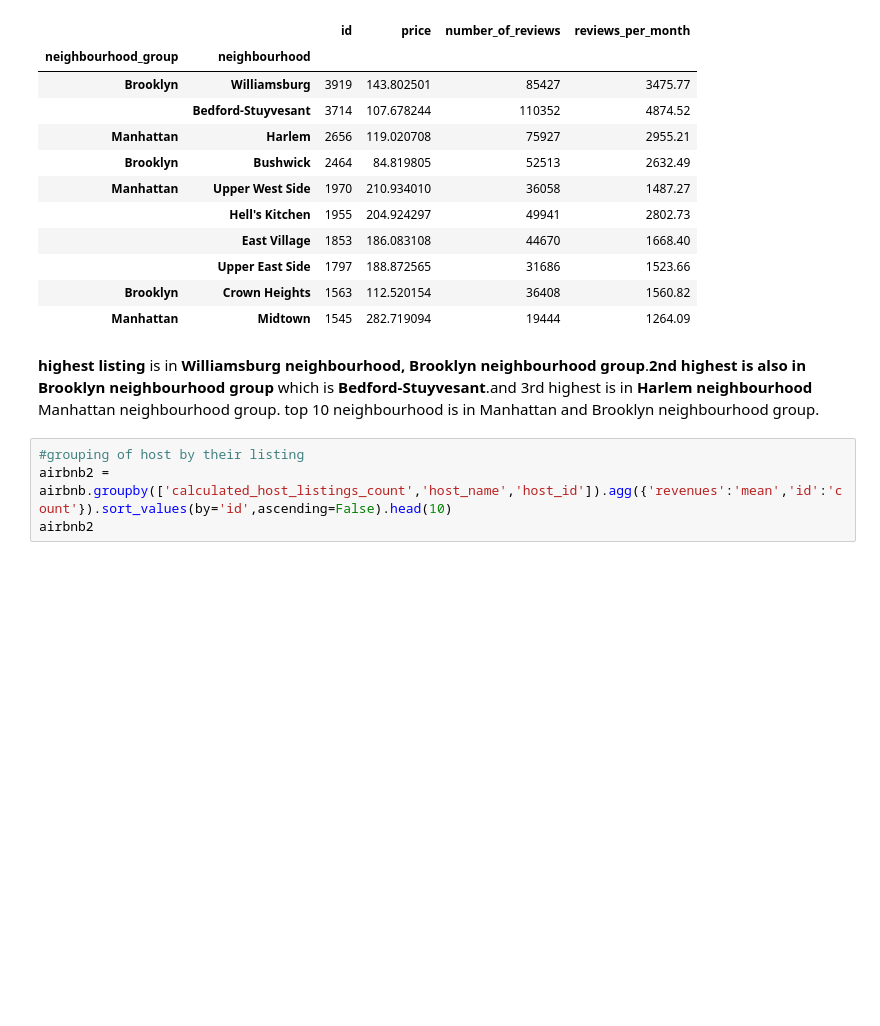
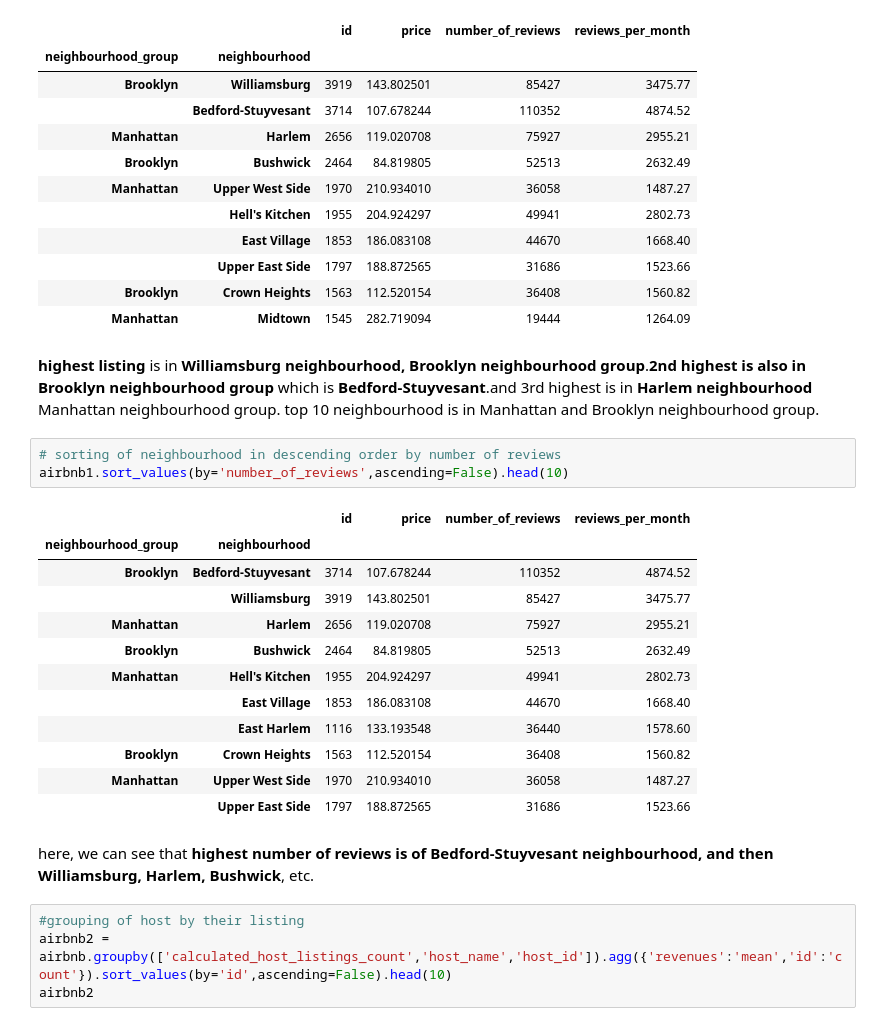
Before and after one commit to baradmukta/Airbnb-Booking-Analysis, a Jupyter notebook: eda_capstone_project_final.ipynb, the cells around one changed output. Saved outputs shown, nothing was run; the diff lists cells and outputs as text; blank space fills up the shorter version.

```diff
--- a/eda_capstone_project_final.ipynb
+++ b/eda_capstone_project_final.ipynb
@@ -410,6 +410,24 @@ airbnb1.head(10)
 | Manhattan | Midtown | 1545 | 282.719094 | 19444 | 1264.09 |
 # %% [markdown]
 **highest listing** is in **Williamsburg neighbourhood, Brooklyn neighbourhood group**.**2nd highest is also in Brooklyn neighbourhood group** which is **Bedford-Stuyvesant**.and 3rd highest is in **Harlem neighbourhood** Manhattan neighbourhood group. top 10 neighbourhood is in Manhattan and Brooklyn neighbourhood group.
+# %%
+# sorting of neighbourhood in descending order by number of reviews
+airbnb1.sort_values(by='number_of_reviews',ascending=False).head(10)
+# %% [output]
+|  |  | id | price | number_of_reviews | reviews_per_month |
+| neighbourhood_group | neighbourhood |  |  |  |  |
+| Brooklyn | Bedford-Stuyvesant | 3714 | 107.678244 | 110352 | 4874.52 |
+|  | Williamsburg | 3919 | 143.802501 | 85427 | 3475.77 |
+| Manhattan | Harlem | 2656 | 119.020708 | 75927 | 2955.21 |
+| Brooklyn | Bushwick | 2464 | 84.819805 | 52513 | 2632.49 |
+| Manhattan | Hell's Kitchen | 1955 | 204.924297 | 49941 | 2802.73 |
+|  | East Village | 1853 | 186.083108 | 44670 | 1668.40 |
+|  | East Harlem | 1116 | 133.193548 | 36440 | 1578.60 |
+| Brooklyn | Crown Heights | 1563 | 112.520154 | 36408 | 1560.82 |
+| Manhattan | Upper West Side | 1970 | 210.934010 | 36058 | 1487.27 |
+|  | Upper East Side | 1797 | 188.872565 | 31686 | 1523.66 |
+# %% [markdown]
+here, we can see that **highest number of reviews is of Bedford-Stuyvesant	neighbourhood, and then Williamsburg, Harlem, Bushwick**, etc.
 # %%
 #grouping of host by their listing
 airbnb2 = airbnb.groupby(['calculated_host_listings_count','host_name','host_id']).agg({'revenues':'mean','id':'count'}).sort_values(by='id',ascending=False).head(10)
```
